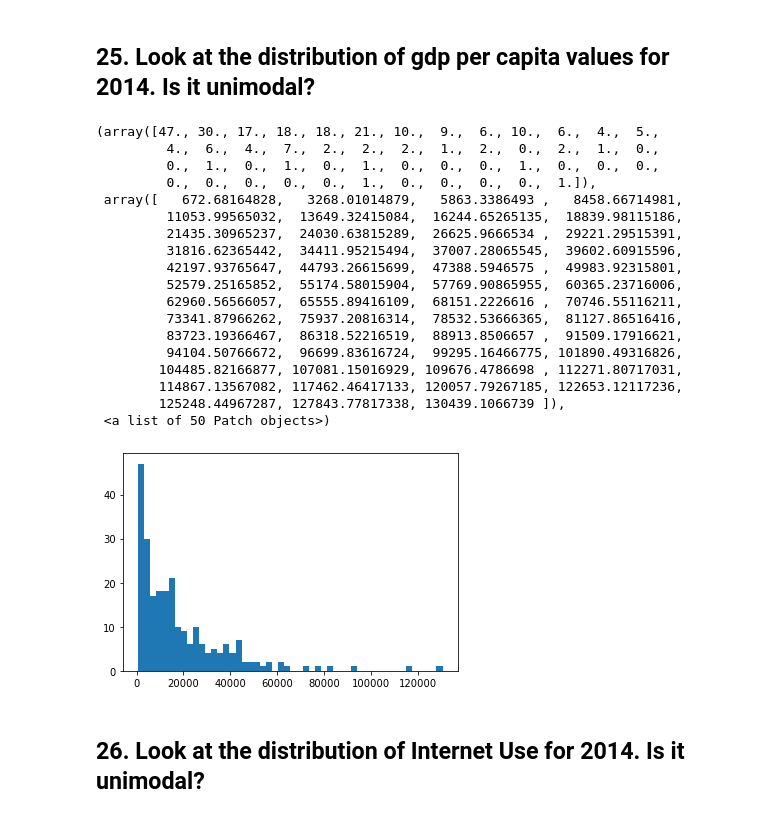
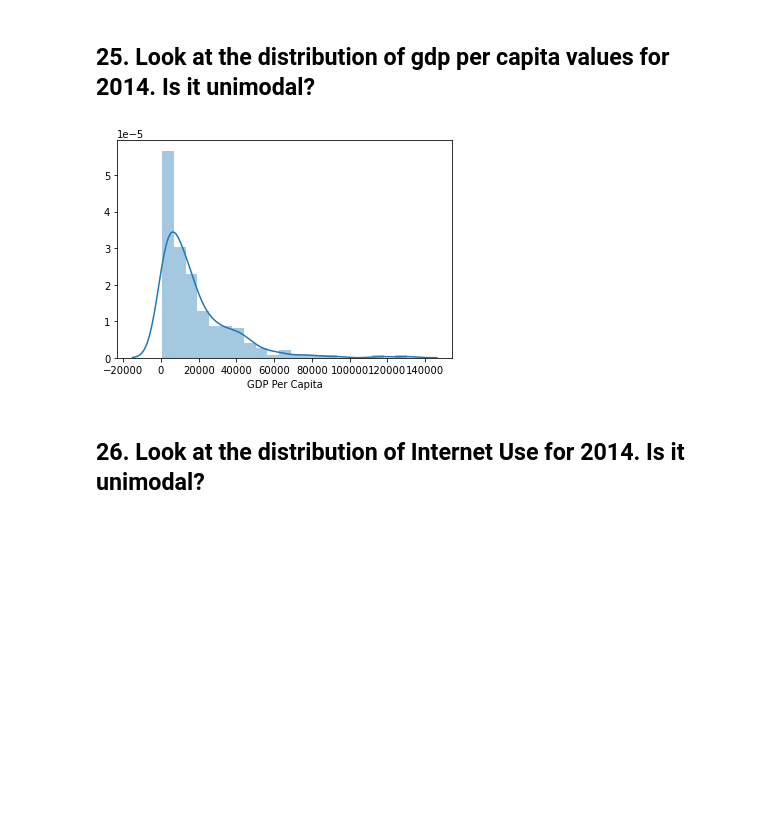
Before and after one commit to MrBardot/gdp-and-internet-usage, a Jupyter notebook: notebooks/un_analysis_posey.ipynb, the cells around one changed output. Saved outputs shown, nothing was run; the diff lists cells and outputs as text; code cells hidden in the pictures; blank space fills up the shorter version.

```diff
--- a/notebooks/un_analysis_posey.ipynb
+++ b/notebooks/un_analysis_posey.ipynb
@@ -369,27 +403,10 @@ Text(0, 0.5, 'GDP Per Capita')
 Overall internet usage went up as the years progressed. Also, it appears that as GDP increased so did internet use. Not surprising since that could easily be a correlation to access to public infrastructure and utilities.
 # %% [markdown]
 ## 25. Look at the distribution of gdp per capita values for 2014. Is it unimodal?
-# %%
-plt.hist(x = 'GDP_Per_Capita', bins = 50, histtype = 'bar', data = gdp_and_internet_use_2014)
-# %% [output]
-(array([47., 30., 17., 18., 18., 21., 10.,  9.,  6., 10.,  6.,  4.,  5.,
-         4.,  6.,  4.,  7.,  2.,  2.,  2.,  1.,  2.,  0.,  2.,  1.,  0.,
-         0.,  1.,  0.,  1.,  0.,  1.,  0.,  0.,  0.,  1.,  0.,  0.,  0.,
-         0.,  0.,  0.,  0.,  0.,  1.,  0.,  0.,  0.,  0.,  1.]),
- array([   672.68164828,   3268.01014879,   5863.3386493 ,   8458.66714981,
-         11053.99565032,  13649.32415084,  16244.65265135,  18839.98115186,
-         21435.30965237,  24030.63815289,  26625.9666534 ,  29221.29515391,
-         31816.62365442,  34411.95215494,  37007.28065545,  39602.60915596,
-         42197.93765647,  44793.26615699,  47388.5946575 ,  49983.92315801,
-         52579.25165852,  55174.58015904,  57769.90865955,  60365.23716006,
-         62960.56566057,  65555.89416109,  68151.2226616 ,  70746.55116211,
-         73341.87966262,  75937.20816314,  78532.53666365,  81127.86516416,
-         83723.19366467,  86318.52216519,  88913.8506657 ,  91509.17916621,
-         94104.50766672,  96699.83616724,  99295.16466775, 101890.49316826,
-        104485.82166877, 107081.15016929, 109676.4786698 , 112271.80717031,
-        114867.13567082, 117462.46417133, 120057.79267185, 122653.12117236,
-        125248.44967287, 127843.77817338, 130439.1066739 ]),
- <a list of 50 Patch objects>)
-[figure, removed]
+# %%
+sns.distplot(gdp_and_internet_use_2014['GDP_Per_Capita'])
+plt.xlabel('GDP Per Capita');
+# %% [output]
+[figure, added]
 # %% [markdown]
 ## 26. Look at the distribution of Internet Use for 2014. Is it unimodal?
```
Also changed, not shown: parts of 11 cells of this notebook.
